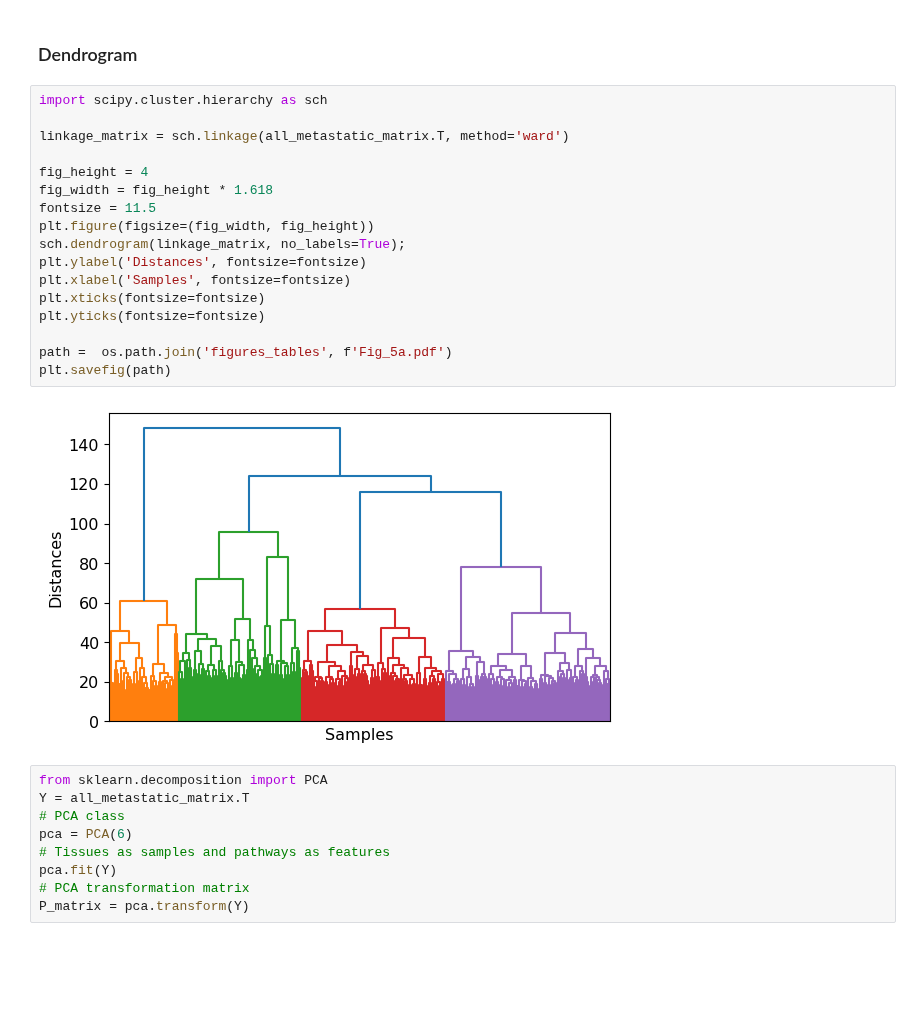
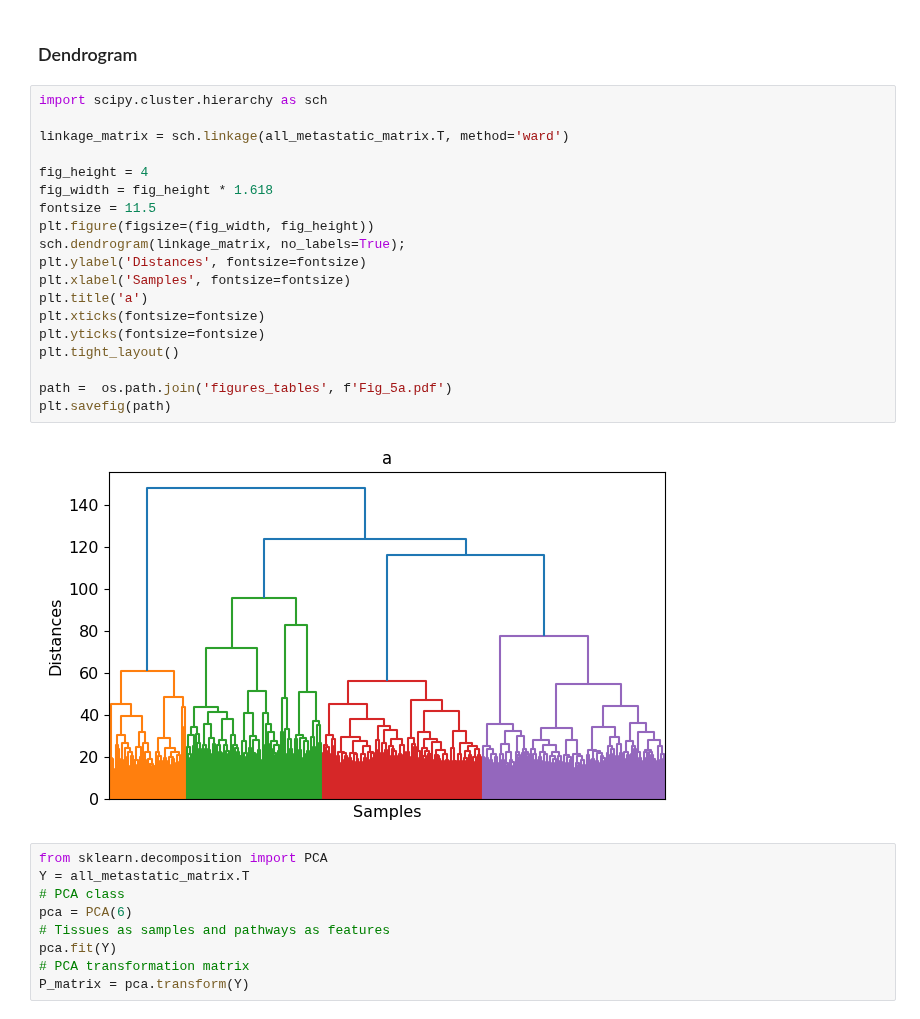
Before and after one commit to SamSaladino/FC-of-Genetic-pathways, a Jupyter notebook: Melanoma_expr_pathways.ipynb, the cells around one changed output. Drawn from its saved outputs; the diff is of its cells as text; blank space fills up the shorter version.

```diff
--- a/Melanoma_expr_pathways.ipynb
+++ b/Melanoma_expr_pathways.ipynb
@@ -409,22 +411,24 @@ table2_.head(30)
 # %%
 import scipy.cluster.hierarchy as sch
 
 linkage_matrix = sch.linkage(all_metastatic_matrix.T, method='ward')
 
 fig_height = 4
 fig_width = fig_height * 1.618
 fontsize = 11.5
 plt.figure(figsize=(fig_width, fig_height))
 sch.dendrogram(linkage_matrix, no_labels=True);
 plt.ylabel('Distances', fontsize=fontsize)
 plt.xlabel('Samples', fontsize=fontsize)
+plt.title('a')
 plt.xticks(fontsize=fontsize)
 plt.yticks(fontsize=fontsize)
+plt.tight_layout()
 
 path =  os.path.join('figures_tables', f'Fig_5a.pdf')
 plt.savefig(path)
 # %% [output]
-[figure, old version]
+[figure, new version]
 # %%
 from sklearn.decomposition import PCA
 Y = all_metastatic_matrix.T
```
Also changed, not shown: parts of 3 cells of this notebook, 5 other files.
